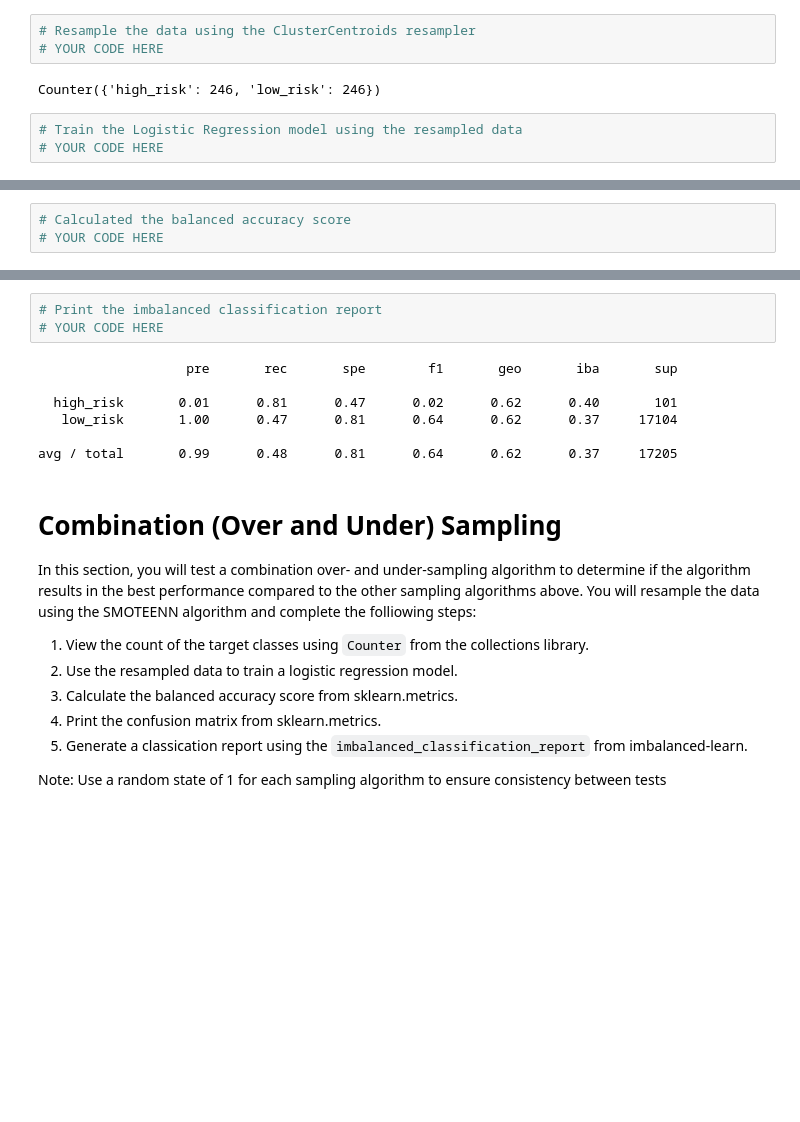
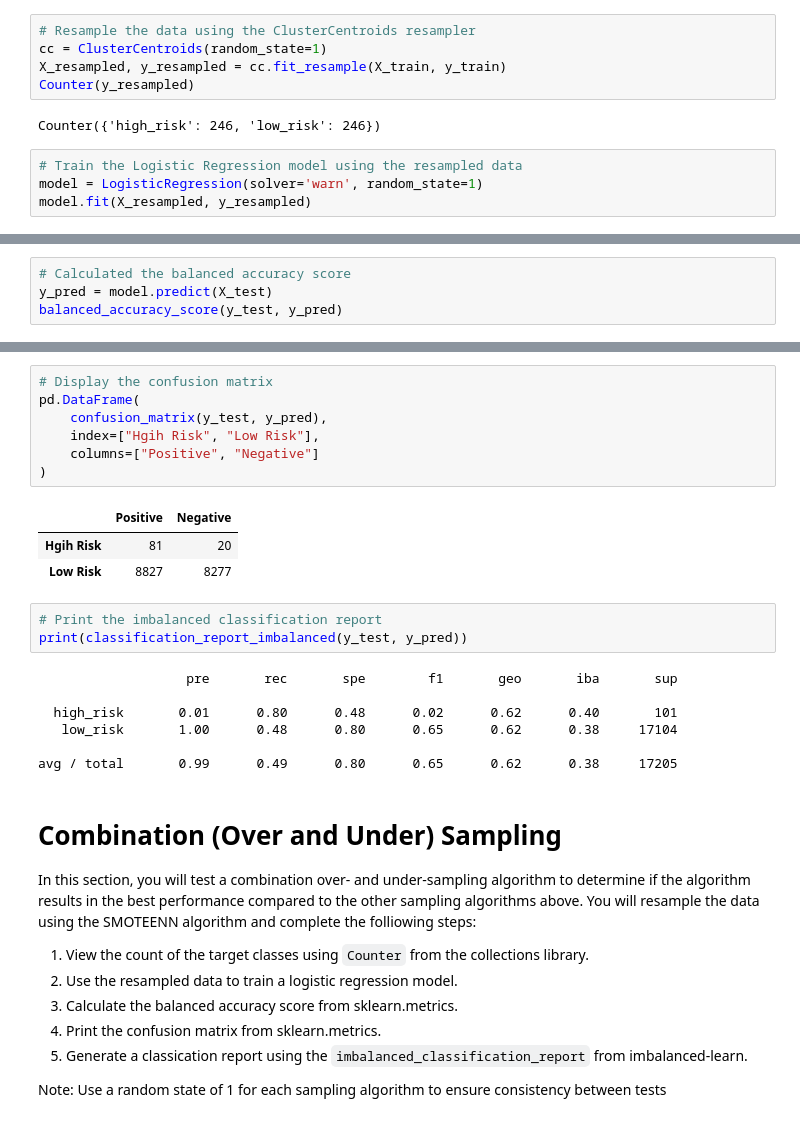
Before and after one commit to willwillis/python-machine-learning-hw, a Jupyter notebook: credit_risk_resampling.ipynb, the cells around one changed output, grey strips where cells are left out. Cells and saved outputs as stored; diff of their text form; blank space fills up the shorter version.

```diff
--- a/credit_risk_resampling.ipynb
+++ b/credit_risk_resampling.ipynb
@@ -243,11 +244,14 @@ In this section, you will test an undersampling algorithms to determine which al
 Note: Use a random state of 1 for each sampling algorithm to ensure consistency between tests
 # %%
 # Resample the data using the ClusterCentroids resampler
-# YOUR CODE HERE
+cc = ClusterCentroids(random_state=1)
+X_resampled, y_resampled = cc.fit_resample(X_train, y_train)
+Counter(y_resampled)
 # %% [output]
 Counter({'high_risk': 246, 'low_risk': 246})
 # %%
 # Train the Logistic Regression model using the resampled data
-# YOUR CODE HERE
+model = LogisticRegression(solver='warn', random_state=1)
+model.fit(X_resampled, y_resampled)
 # %% [output]
 LogisticRegression(C=1.0, class_weight=None, dual=False, fit_intercept=True,
@@ -257,4 +262,5 @@ LogisticRegression(C=1.0, class_weight=None, dual=False, fit_intercept=True,
 # %%
 # Calculated the balanced accuracy score
-# YOUR CODE HERE
+y_pred = model.predict(X_test)
+balanced_accuracy_score(y_test, y_pred)
 # %% [output]
@@ -268,13 +268,24 @@ array([[  82,   19],
+# %%
+# Display the confusion matrix
+pd.DataFrame(
+    confusion_matrix(y_test, y_pred),
+    index=["Hgih Risk", "Low Risk"],
+    columns=["Positive", "Negative"]
+)
+# %% [output]
+|  | Positive | Negative |
+| Hgih Risk | 81 | 20 |
+| Low Risk | 8827 | 8277 |
 # %%
 # Print the imbalanced classification report
-# YOUR CODE HERE
+print(classification_report_imbalanced(y_test, y_pred))
 # %% [output]
                    pre       rec       spe        f1       geo       iba       sup
 
-  high_risk       0.01      0.81      0.47      0.02      0.62      0.40       101
-   low_risk       1.00      0.47      0.81      0.64      0.62      0.37     17104
+  high_risk       0.01      0.80      0.48      0.02      0.62      0.40       101
+   low_risk       1.00      0.48      0.80      0.65      0.62      0.38     17104
 
-avg / total       0.99      0.48      0.81      0.64      0.62      0.37     17205
+avg / total       0.99      0.49      0.80      0.65      0.62      0.38     17205
 # %% [markdown]
 # Combination (Over and Under) Sampling
 
```
Also changed, not shown: parts of 11 cells of this notebook.
